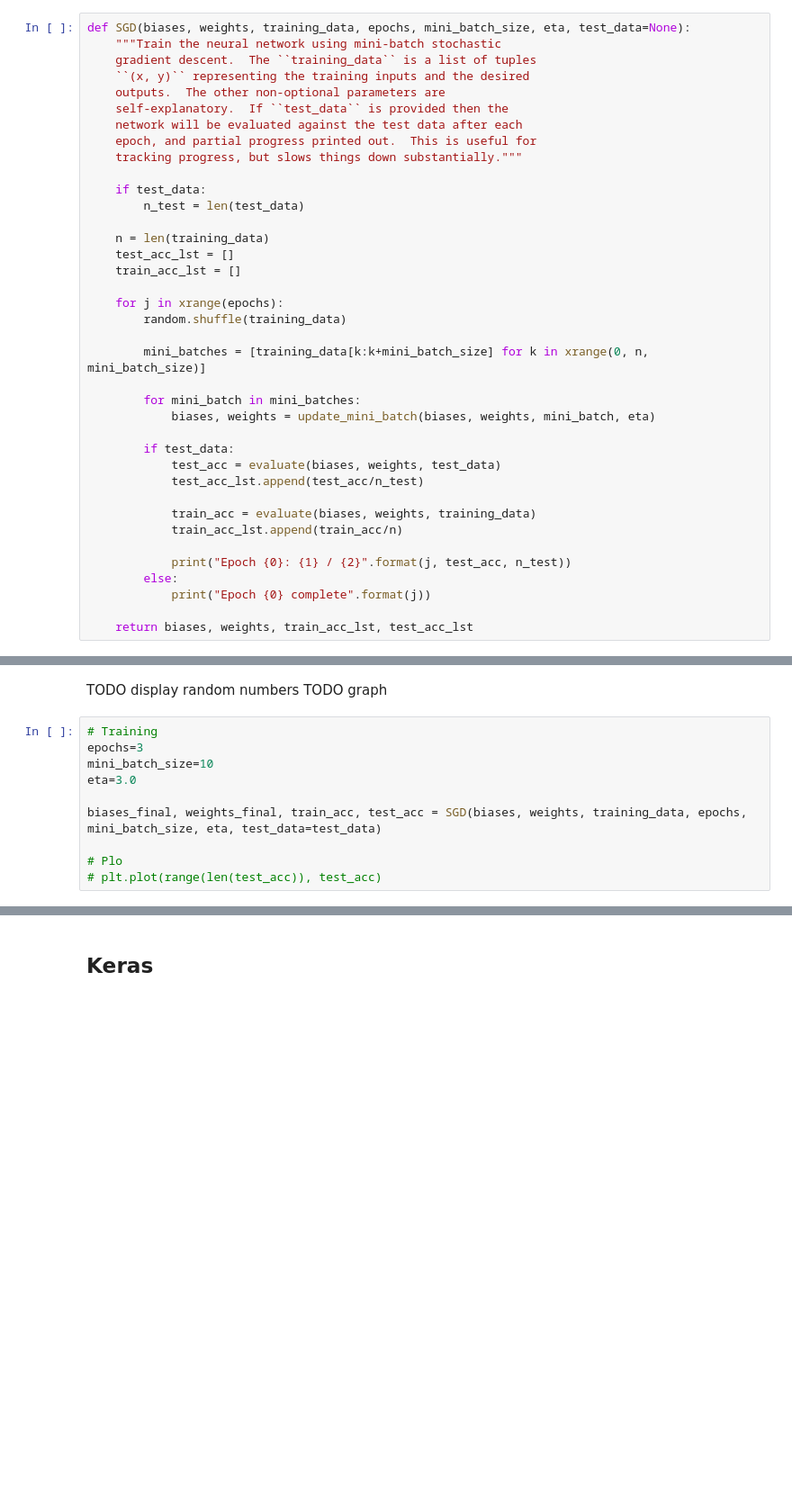
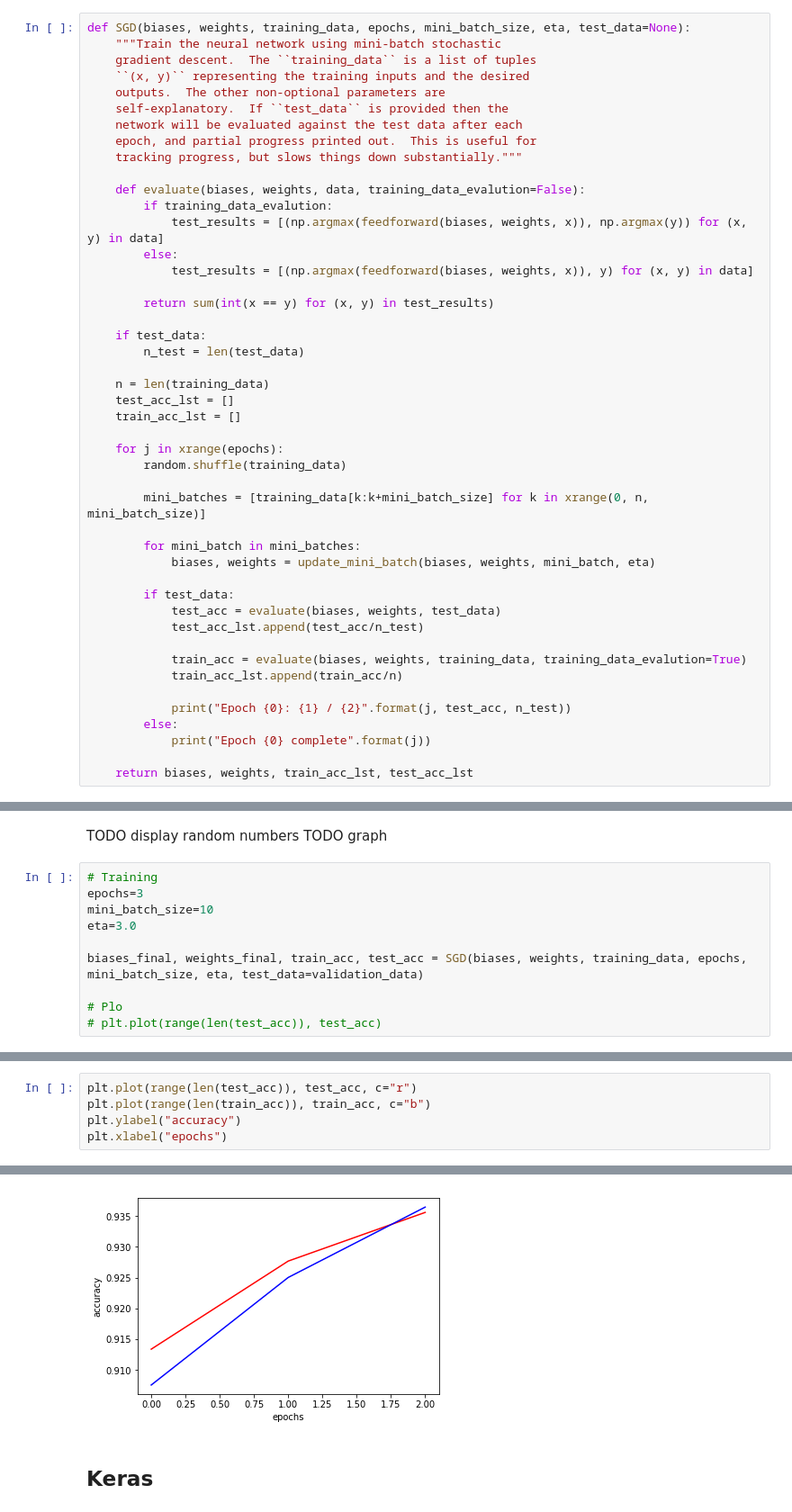
Before and after one commit to martinkersner/ann-meetup, a Jupyter notebook: ann.ipynb, the cells around one changed output, grey strips where cells are left out. Shown at 90% size. Saved outputs shown, nothing was run; the diff lists cells and outputs as text; blank space fills up the shorter version.

Commit message:
fixed training data evaluation

```diff
--- a/ann.ipynb
+++ b/ann.ipynb
@@ -202,6 +202,14 @@ def SGD(biases, weights, training_data, epochs, mini_batch_size, eta, test_data=
     network will be evaluated against the test data after each
     epoch, and partial progress printed out.  This is useful for
     tracking progress, but slows things down substantially."""
+
+    def evaluate(biases, weights, data, training_data_evalution=False):
+        if training_data_evalution:
+            test_results = [(np.argmax(feedforward(biases, weights, x)), np.argmax(y)) for (x, y) in data]
+        else:
+            test_results = [(np.argmax(feedforward(biases, weights, x)), y) for (x, y) in data]
+
+        return sum(int(x == y) for (x, y) in test_results)
 
     if test_data:
         n_test = len(test_data)
@@ -222,7 +230,7 @@ def SGD(biases, weights, training_data, epochs, mini_batch_size, eta, test_data=
             test_acc = evaluate(biases, weights, test_data)
             test_acc_lst.append(test_acc/n_test)
 
-            train_acc = evaluate(biases, weights, training_data)
+            train_acc = evaluate(biases, weights, training_data, training_data_evalution=True)
             train_acc_lst.append(train_acc/n)
 
             print("Epoch {0}: {1} / {2}".format(j, test_acc, n_test))
@@ -303,7 +311,7 @@ epochs=3
 mini_batch_size=10
 eta=3.0
 
-biases_final, weights_final, train_acc, test_acc = SGD(biases, weights, training_data, epochs, mini_batch_size, eta, test_data=test_data)
+biases_final, weights_final, train_acc, test_acc = SGD(biases, weights, training_data, epochs, mini_batch_size, eta, test_data=validation_data)
 
 # Plo
 # plt.plot(range(len(test_acc)), test_acc)
@@ -333,0 +322,6 @@ for a,b in training_data:
+# %%
+plt.plot(range(len(test_acc)), test_acc, c="r")
+plt.plot(range(len(train_acc)), train_acc, c="b")
+plt.ylabel("accuracy")
+plt.xlabel("epochs")
+# %% [output]
@@ -334,2 +329,3 @@ for a,b in training_data:
+[figure, added]
 # %% [markdown]
 ## Keras
```
Also changed, not shown: parts of 8 cells of this notebook.
